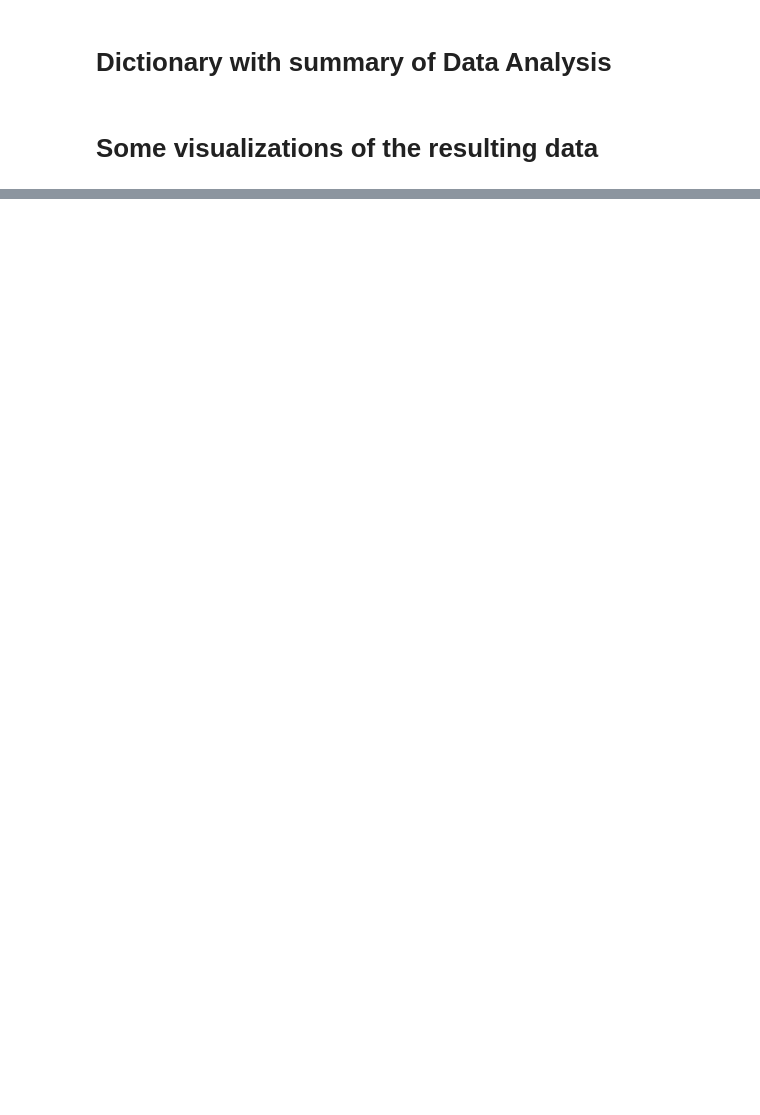
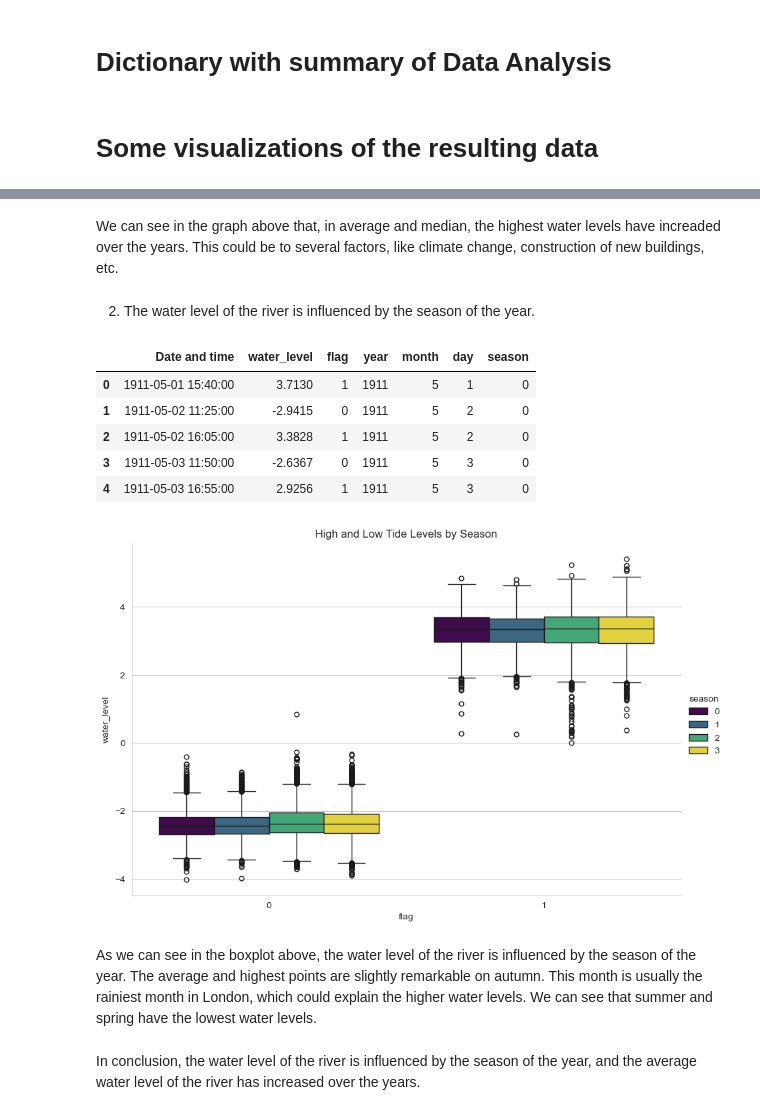
Before and after one commit to daeb2222/Analyzing-River-Thames-Water-Levels, a Jupyter notebook: notebook.ipynb, the cells around one changed output, grey strips where cells are left out. Drawn from its saved outputs; the diff is of its cells as text; code cells hidden in the pictures; blank space fills up the shorter version.

```diff
--- a/notebook.ipynb
+++ b/notebook.ipynb
@@ -227,0 +222,50 @@ solution ={"high_statistics":high_tide_summary,"low_statistics":low_tide_summary
+# %% [markdown]
+We can see in the graph above that, in average and median, the highest water levels have increaded over the years. This could be to several factors, like climate change, construction of new buildings, etc.
+# %% [markdown]
+2. The water level of the river is influenced by the season of the year.
+# %%
+#seasons from ranges 21st of March to 20th of June is spring, 21st of June to 20th of September is summer, 21st of September to 20th of December is autumn, 21st of December to 20th of March is winter
+def season_of_year(date_time):
+    if date_time.month == 3 and date_time.day >= 21:
+        return 0
+    elif date_time.month == 4 or date_time.month == 5:
+        return 0
+    elif date_time.month == 6 and date_time.day <= 20:
+        return 0
+    elif date_time.month == 6 and date_time.day >= 21:
+        return 1
+    elif date_time.month == 7 or date_time.month == 8:
+        return 1
+    elif date_time.month == 9 and date_time.day <= 20:
+        return 1
+    elif date_time.month == 9 and date_time.day >= 21:
+        return 2
+    elif date_time.month == 10 or date_time.month == 11:
+        return 2
+    elif date_time.month == 12 and date_time.day <= 20:
+        return 2
+    else:
+        return 3
+
+
+#adding columns of seasons with the function
+water_levels_df["season"] = water_levels_df["Date and time"].apply(season_of_year)
+display(water_levels_df.head())
+
+#0 is spring, 1 is summer, 2 is autumn, 3 is winter
+sns.catplot(data=water_levels_df,x="flag",y="water_level",hue="season",kind="box",height=6,aspect=1.5)
+plt.title("High and Low Tide Levels by Season")
+plt.show()
+# %% [output]
+|  | Date and time | water_level | flag | year | month | day | season |
+| 0 | 1911-05-01 15:40:00 | 3.7130 | 1 | 1911 | 5 | 1 | 0 |
+| 1 | 1911-05-02 11:25:00 | -2.9415 | 0 | 1911 | 5 | 2 | 0 |
+| 2 | 1911-05-02 16:05:00 | 3.3828 | 1 | 1911 | 5 | 2 | 0 |
+| 3 | 1911-05-03 11:50:00 | -2.6367 | 0 | 1911 | 5 | 3 | 0 |
+| 4 | 1911-05-03 16:55:00 | 2.9256 | 1 | 1911 | 5 | 3 | 0 |
+[figure, added]
+# %% [markdown]
+<!-- 0 is spring, 1 is summer, 2 is autumn, 3 is winter -->
+As we can see in the boxplot above, the water level of the river is influenced by the season of the year. The average and highest points are slightly remarkable on autumn. This month is usually the rainiest month in London, which could explain the higher water levels. We can see that summer and spring have the lowest water levels.
+# %% [markdown]
+In conclusion, the water level of the river is influenced by the season of the year, and the average water level of the river has increased over the years.
```
Also changed, not shown: parts of 10 cells of this notebook.
